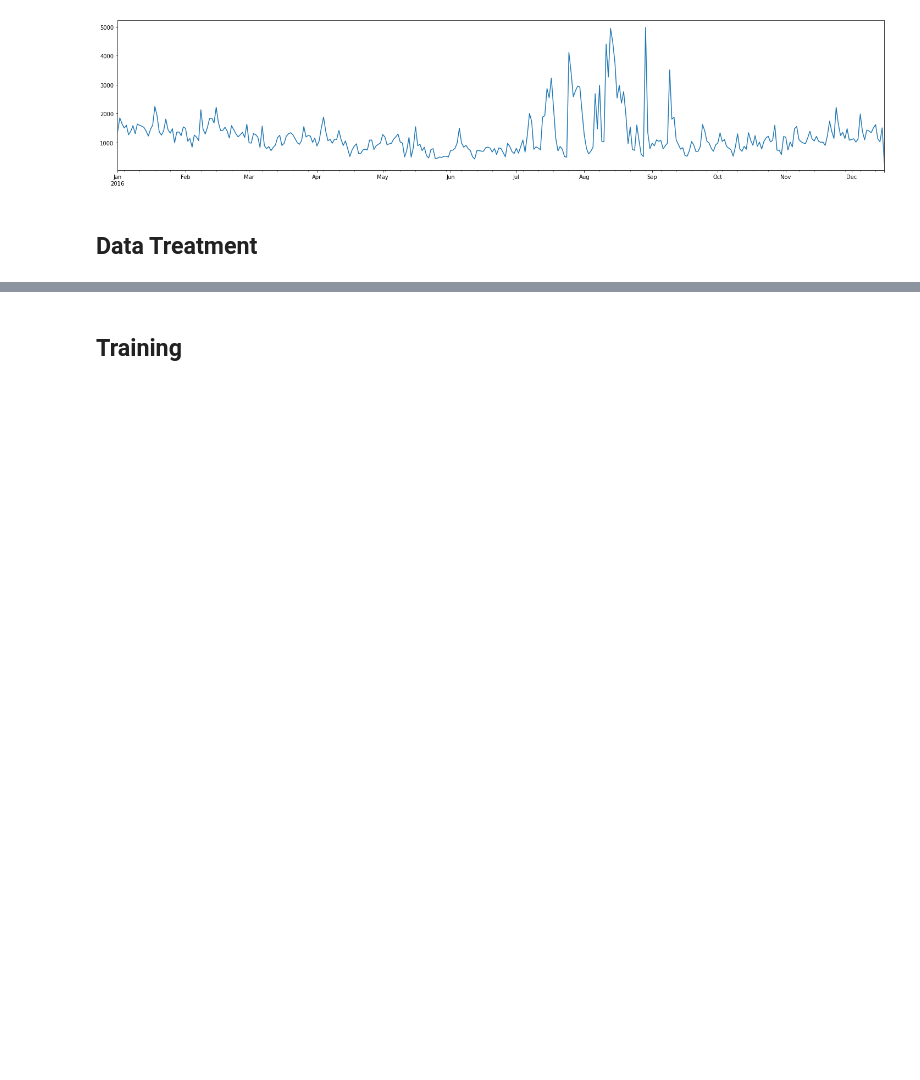
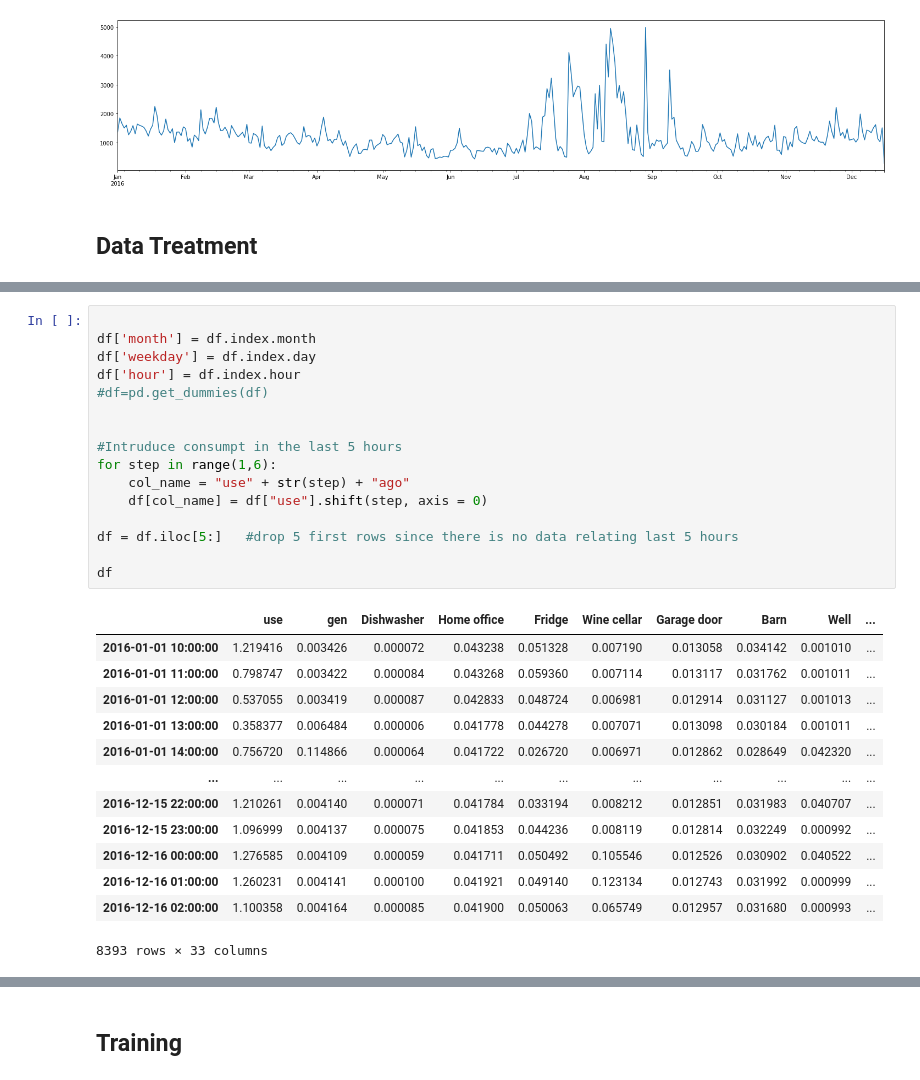
Before and after one commit to joaonpsilva/Tese_House_Energy_Prediciton, a Jupyter notebook: Energy_Pred.ipynb, the cells around one changed output, grey strips where cells are left out. Saved outputs shown, nothing was run; the diff lists cells and outputs as text; blank space fills up the shorter version.

```diff
--- a/Energy_Pred.ipynb
+++ b/Energy_Pred.ipynb
@@ -180,3 +185,33 @@ df
+# %%
+
+df['month'] = df.index.month
+df['weekday'] = df.index.day
+df['hour'] = df.index.hour
+#df=pd.get_dummies(df)
+
+
+#Intruduce consumpt in the last 5 hours
+for step in range(1,6):
+    col_name = "use" + str(step) + "ago"
+    df[col_name] = df["use"].shift(step, axis = 0)
+
+df = df.iloc[5:]   #drop 5 first rows since there is no data relating last 5 hours
+
+df
+# %% [output]
+|  | use | gen | Dishwasher | Home office | Fridge | Wine cellar | Garage door | Barn | Well | ... |
+| 2016-01-01 10:00:00 | 1.219416 | 0.003426 | 0.000072 | 0.043238 | 0.051328 | 0.007190 | 0.013058 | 0.034142 | 0.001010 | ... |
+| 2016-01-01 11:00:00 | 0.798747 | 0.003422 | 0.000084 | 0.043268 | 0.059360 | 0.007114 | 0.013117 | 0.031762 | 0.001011 | ... |
+| 2016-01-01 12:00:00 | 0.537055 | 0.003419 | 0.000087 | 0.042833 | 0.048724 | 0.006981 | 0.012914 | 0.031127 | 0.001013 | ... |
+| 2016-01-01 13:00:00 | 0.358377 | 0.006484 | 0.000006 | 0.041778 | 0.044278 | 0.007071 | 0.013098 | 0.030184 | 0.001011 | ... |
+| 2016-01-01 14:00:00 | 0.756720 | 0.114866 | 0.000064 | 0.041722 | 0.026720 | 0.006971 | 0.012862 | 0.028649 | 0.042320 | ... |
+| ... | ... | ... | ... | ... | ... | ... | ... | ... | ... | ... |
+| 2016-12-15 22:00:00 | 1.210261 | 0.004140 | 0.000071 | 0.041784 | 0.033194 | 0.008212 | 0.012851 | 0.031983 | 0.040707 | ... |
+| 2016-12-15 23:00:00 | 1.096999 | 0.004137 | 0.000075 | 0.041853 | 0.044236 | 0.008119 | 0.012814 | 0.032249 | 0.000992 | ... |
+| 2016-12-16 00:00:00 | 1.276585 | 0.004109 | 0.000059 | 0.041711 | 0.050492 | 0.105546 | 0.012526 | 0.030902 | 0.040522 | ... |
+| 2016-12-16 01:00:00 | 1.260231 | 0.004141 | 0.000100 | 0.041921 | 0.049140 | 0.123134 | 0.012743 | 0.031992 | 0.000999 | ... |
+| 2016-12-16 02:00:00 | 1.100358 | 0.004164 | 0.000085 | 0.041900 | 0.050063 | 0.065749 | 0.012957 | 0.031680 | 0.000993 | ... |
+8393 rows × 33 columns
 # %%
 #SELECT COLUMNS
 
```
Also changed, not shown: parts of 13 cells of this notebook.
